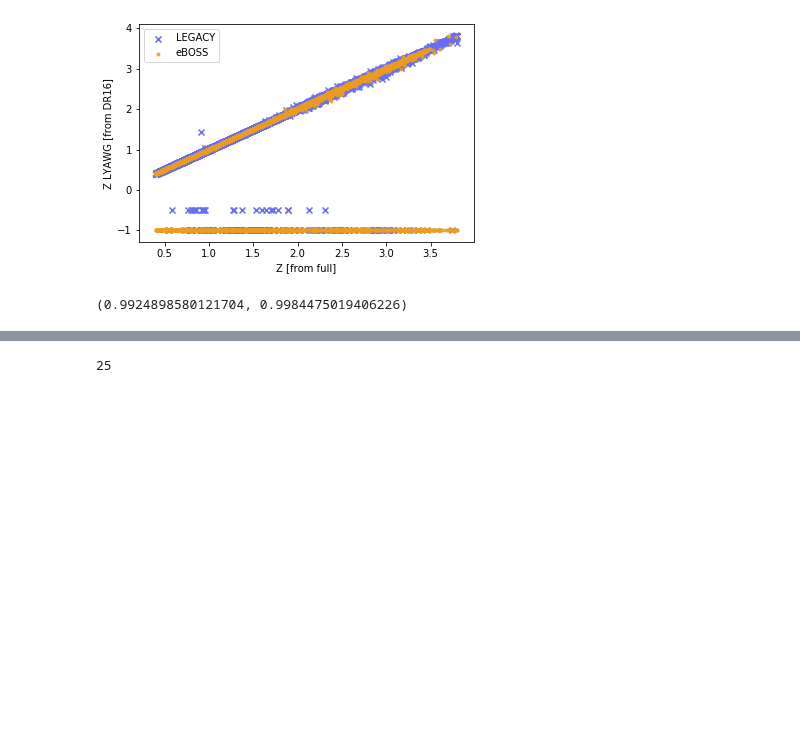
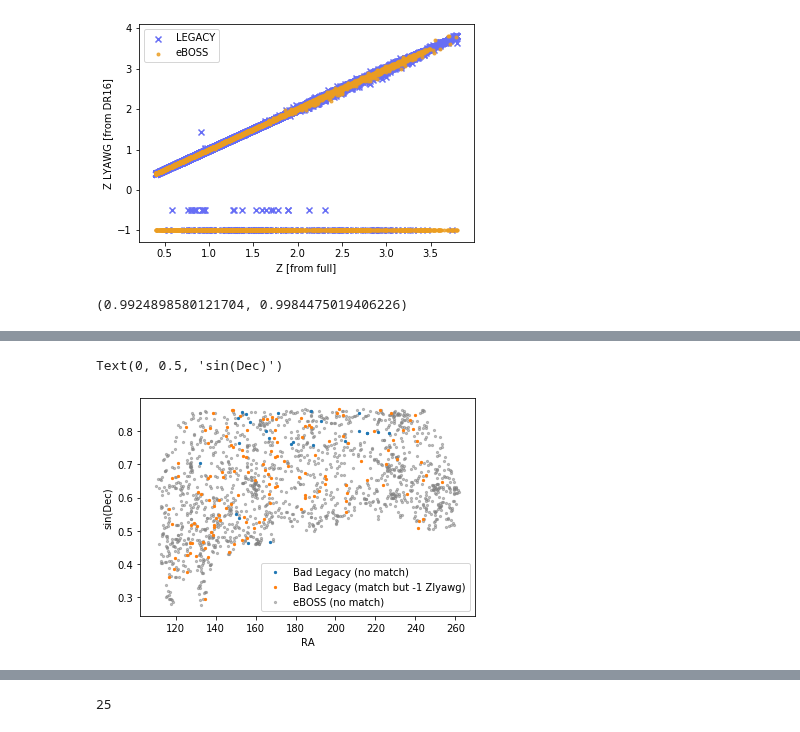
Before and after one commit to mehdirezaie/eboss, a Jupyter notebook: match_catalogs.ipynb, the cells around one changed output, grey strips where cells are left out. Saved outputs shown, nothing was run; the diff lists cells and outputs as text; code cells hidden in the pictures; blank space fills up the shorter version.

```diff
--- a/match_catalogs.ipynb
+++ b/match_catalogs.ipynb
@@ -114,0 +132,13 @@ Text(0.5, 0, 'Z')
+# %%
+def add_scatter(d, **kw):
+    plt.scatter(d['RA'], np.sin(np.deg2rad(d['DEC'])), 5, **kw)
+# %%
+add_scatter(legacy[legacy_not_in_dr16], zorder=10)
+add_scatter(legacy[id_legacy][~legacy_good])
+add_scatter(others[~others_good], zorder=-1, color='grey', alpha=0.5)
+plt.legend(['Bad Legacy (no match)', 'Bad Legacy (match but -1 Zlyawg)', 'eBOSS (no match)'])
+plt.xlabel('RA')
+plt.ylabel('sin(Dec)')
+# %% [output]
+Text(0, 0.5, 'sin(Dec)')
+[figure, added]
```
Also changed, not shown: parts of 21 cells of this notebook, 3 other files.
